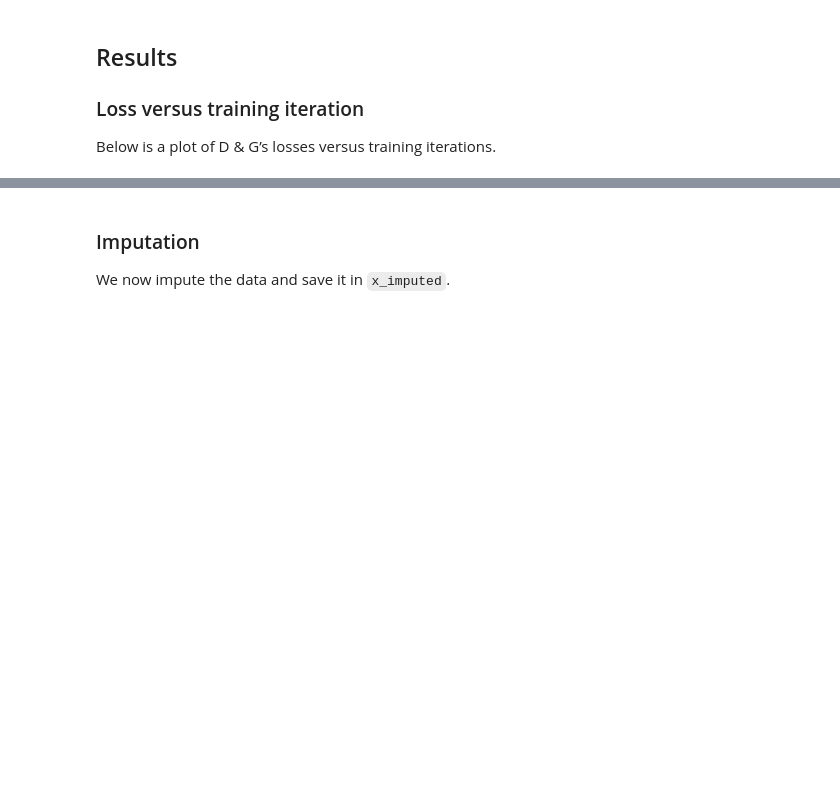
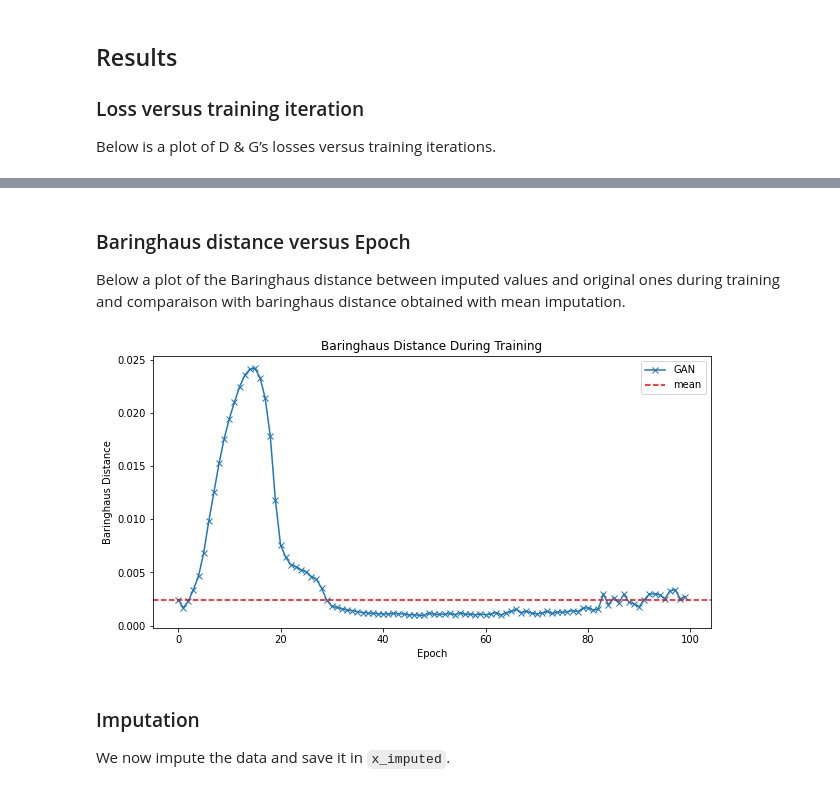
Before and after one commit to sohaiberrabii/data-imputation, a Jupyter notebook: UCIHAR_imputation.ipynb, the cells around one changed output, grey strips where cells are left out. Drawn from its saved outputs; the diff is of its cells as text; code cells hidden in the pictures; blank space fills up the shorter version.

Commit message:
adds baringhaus compute during training

```diff
--- a/UCIHAR_imputation.ipynb
+++ b/UCIHAR_imputation.ipynb
@@ -190,3 +190,28 @@ Minimum RMSE of 0.0576 achieved around epoch 48
+# %% [markdown]
+### Baringhaus distance versus Epoch
+
+Below a plot of the Baringhaus distance between imputed values and original ones during training
+and comparaison with baringhaus distance obtained with mean imputation.
+# %%
+# Compute the Baringhaus distance of mean imputation
+mask = ~torch.isnan(ucihar_miss.data)
+original_data = preprocess_baringhaus(ucihar_observed.data, mask)
+
+mean_imputed_data = preprocess_baringhaus(mean_imputed, mask)
+mean_baringhaus = compute_stat_Baringhaus(original_data, mean_imputed_data)
+
+# Plot result
+plt.figure(figsize=(10,5))
+plt.title("Baringhaus Distance During Training")
+plt.plot(np.arange(num_epochs), gan_imputer.baringhaus_dists, marker='x', label="GAN")
+plt.axhline(y=mean_baringhaus, color='r', linestyle='--', label="mean")
+plt.xlabel("Epoch")
+plt.ylabel("Baringhaus Distance")
+plt.legend()
+plt.savefig(f"baringhaus.png")
+plt.show()
+# %% [output]
+[figure, added]
 # %% [markdown]
 ### Imputation
 
```
Also changed, not shown: parts of 11 cells of this notebook, 1 other file.
